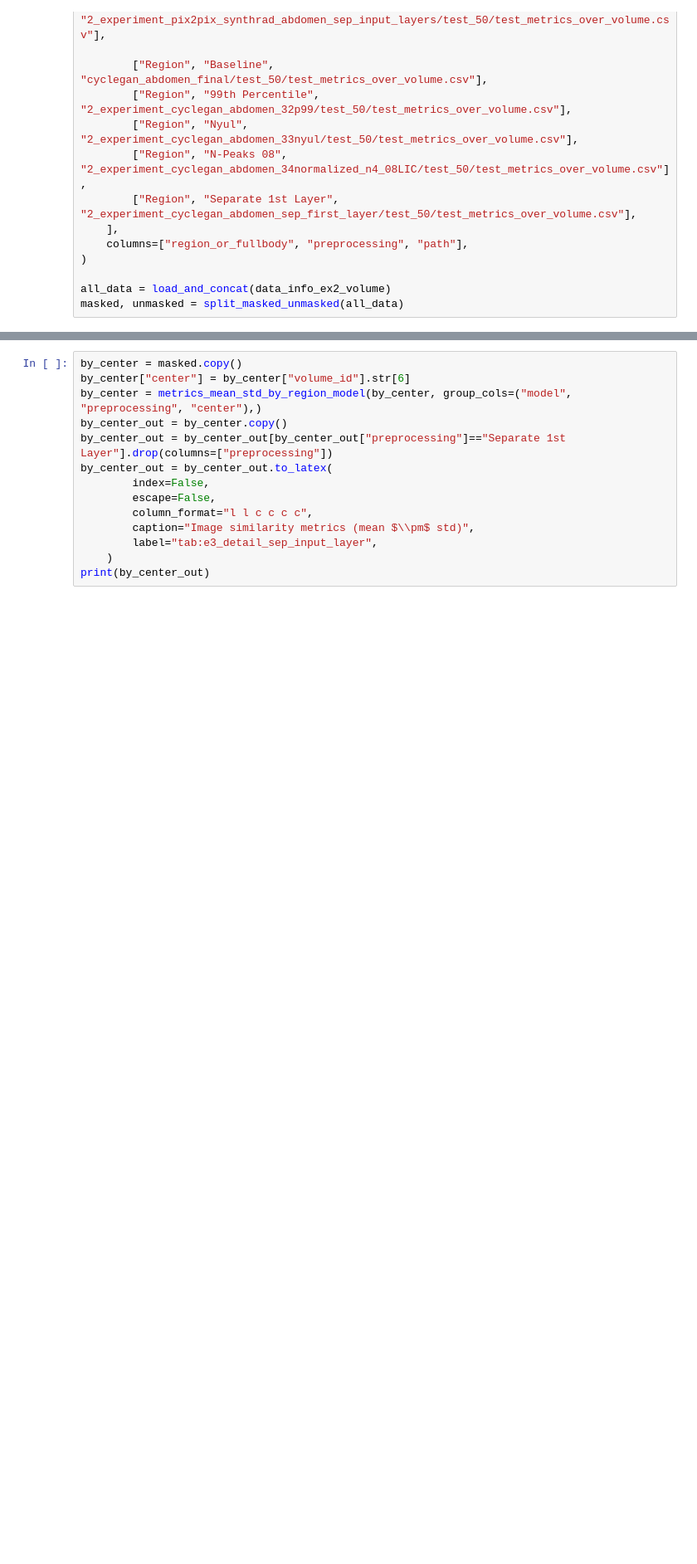
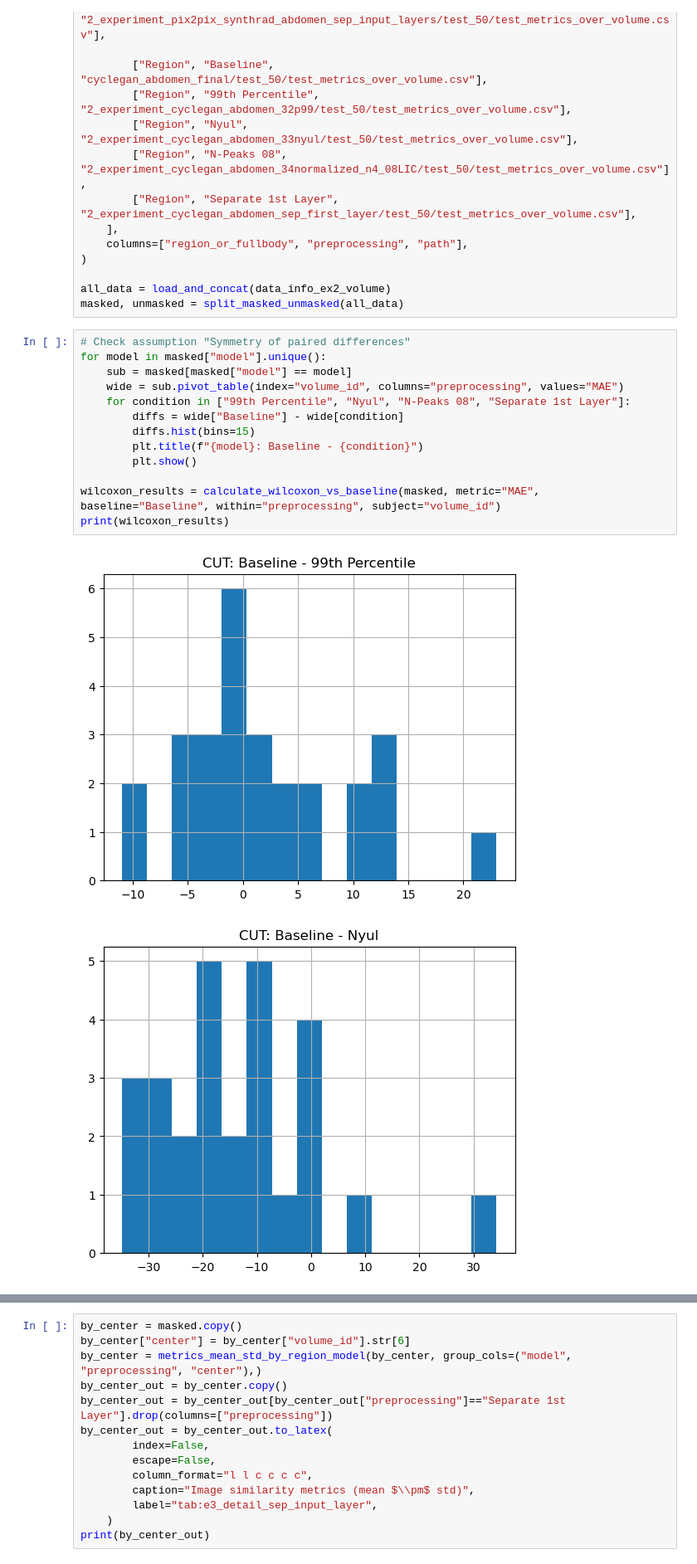
Before and after one commit to NicSchuler/fullbody-sCT, a Jupyter notebook: analysis/visualize_testing_results.ipynb, the cells around one changed output, grey strips where cells are left out. Shown at 83% size. Cells and saved outputs as stored; diff of their text form; blank space fills up the shorter version.

```diff
--- a/training/checkpoints/visualize_testing_results.ipynb
+++ b/analysis/visualize_testing_results.ipynb
@@ -1539,3 +1602,19 @@ data_info_ex2_volume = pd.DataFrame(
 
 all_data = load_and_concat(data_info_ex2_volume)
 masked, unmasked = split_masked_unmasked(all_data)
+# %%
+# Check assumption "Symmetry of paired differences"
+for model in masked["model"].unique():
+    sub = masked[masked["model"] == model]
+    wide = sub.pivot_table(index="volume_id", columns="preprocessing", values="MAE")
+    for condition in ["99th Percentile", "Nyul", "N-Peaks 08", "Separate 1st Layer"]:
+        diffs = wide["Baseline"] - wide[condition]
+        diffs.hist(bins=15)
+        plt.title(f"{model}: Baseline - {condition}")
+        plt.show()
+
+wilcoxon_results = calculate_wilcoxon_vs_baseline(masked, metric="MAE", baseline="Baseline", within="preprocessing", subject="volume_id")
+print(wilcoxon_results)
+# %% [output]
+[figure, added]
+[figure, added]
```
Also changed, not shown: parts of 2 cells of this notebook, 1 other file.
